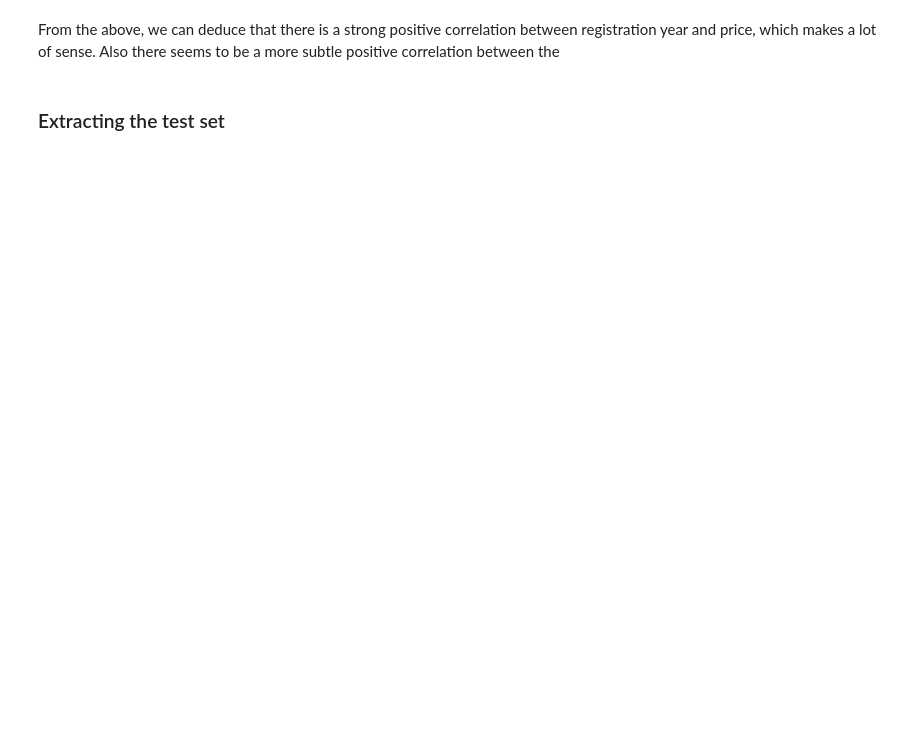
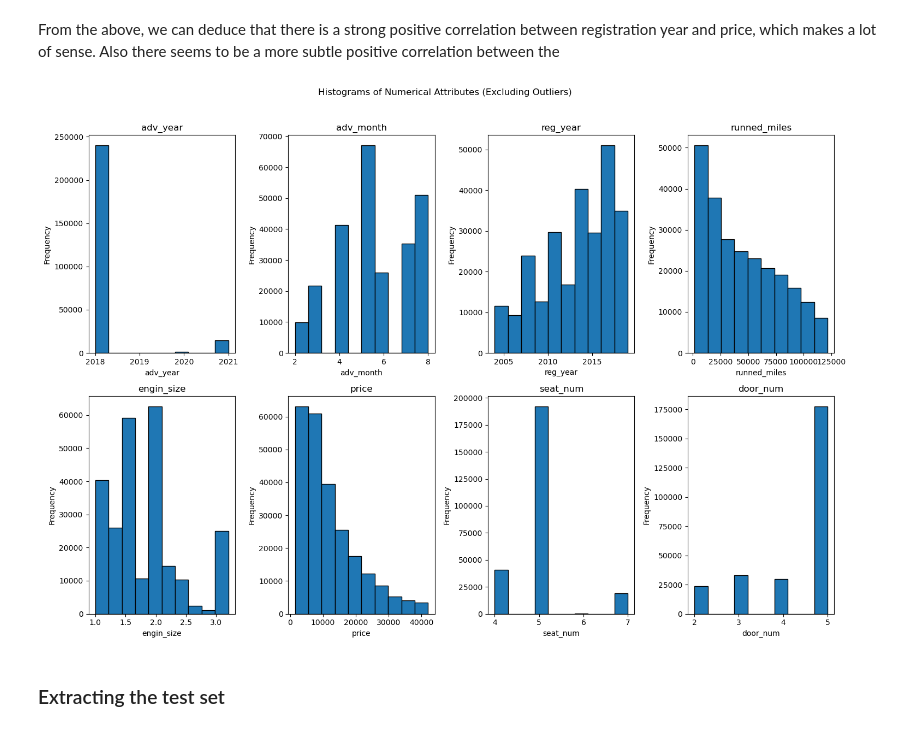
Before and after one commit to pawel-t-wolny/car-price-predictor, a Jupyter notebook: car_price_predictor.ipynb, the cells around one changed output. Cells and saved outputs as stored; diff of their text form; code cells hidden in the pictures; blank space fills up the shorter version.

```diff
--- a/car_price_predictor.ipynb
+++ b/car_price_predictor.ipynb
@@ -270,15 +262,0 @@ However, before we plot let's first examine the correlation coefficients of diff
-# %%
-numerical_columns = car_data.select_dtypes(include=['float64', 'int64'])
-
-num_columns = len(numerical_columns.columns)
-num_rows = (num_columns // 2) + (num_columns % 2)
-
-plt.figure(figsize=(12, 5 * num_rows))
-
-for i, column in enumerate(numerical_columns.columns, 1):
-    plt.subplot(num_rows, 2, i)
-    plt.boxplot(car_data[column].dropna())
-    plt.title(column)
-
-plt.tight_layout()
-plt.show()
@@ -300,4 +307,30 @@ Name: price, dtype: float64
 # %% [markdown]
 From the above, we can deduce that there is a strong positive correlation between registration year and price, which makes a lot of sense. Also there seems to be a more subtle positive correlation between the
+# %%
+numerical_cols = car_data.select_dtypes(include=['float64', 'int64'])
+
+num_cols = len(numerical_cols.columns)
+num_rows = 2
+
+num_cols_per_row = (num_cols // num_rows) + (num_cols % num_rows)
+num_cols = min(num_cols, num_cols_per_row)
+
+fig, axes = plt.subplots(num_rows, num_cols, figsize=(15, 5 * num_rows))
+fig.suptitle('Histograms of Numerical Attributes (Excluding Outliers)', y=1.02)
+
+axes = axes.flatten()
+
+for i, column in enumerate(numerical_cols.columns):
+    row = i // num_cols
+    col = i % num_cols
+    axes[i].hist(car_data[column], bins=10, edgecolor='black', range=[car_data[column].quantile(0.05), car_data[column].quantile(0.95)])
+    axes[i].set_title(column)
+    axes[i].set_xlabel(column)
+    axes[i].set_ylabel('Frequency')
+
+plt.tight_layout()
+plt.show()
+# %% [output]
+[figure, added]
 # %% [markdown]
 ### Extracting the test set
```
Also changed, not shown: parts of 15 cells of this notebook.
